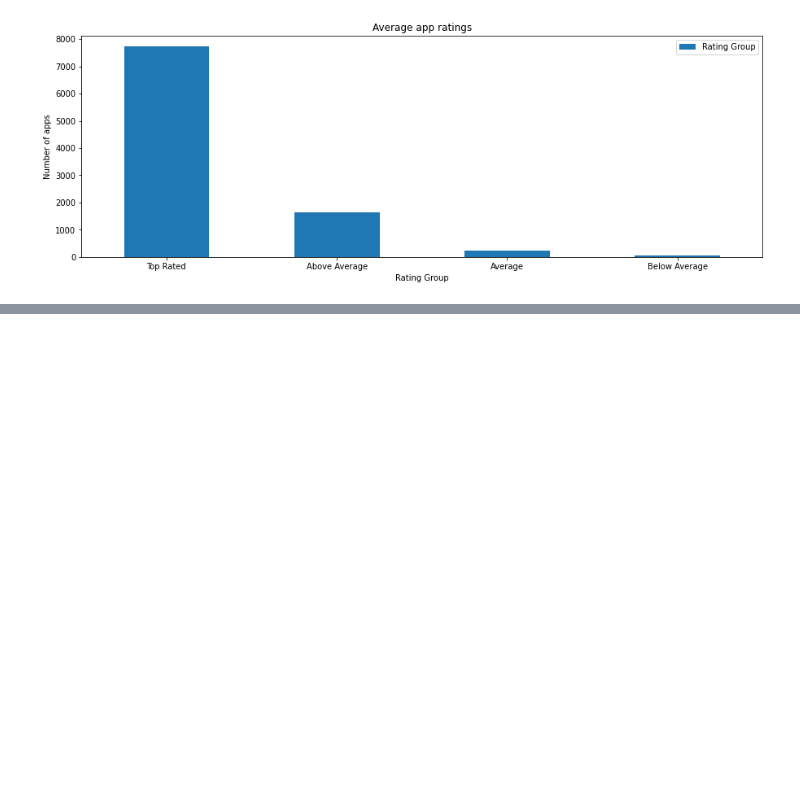
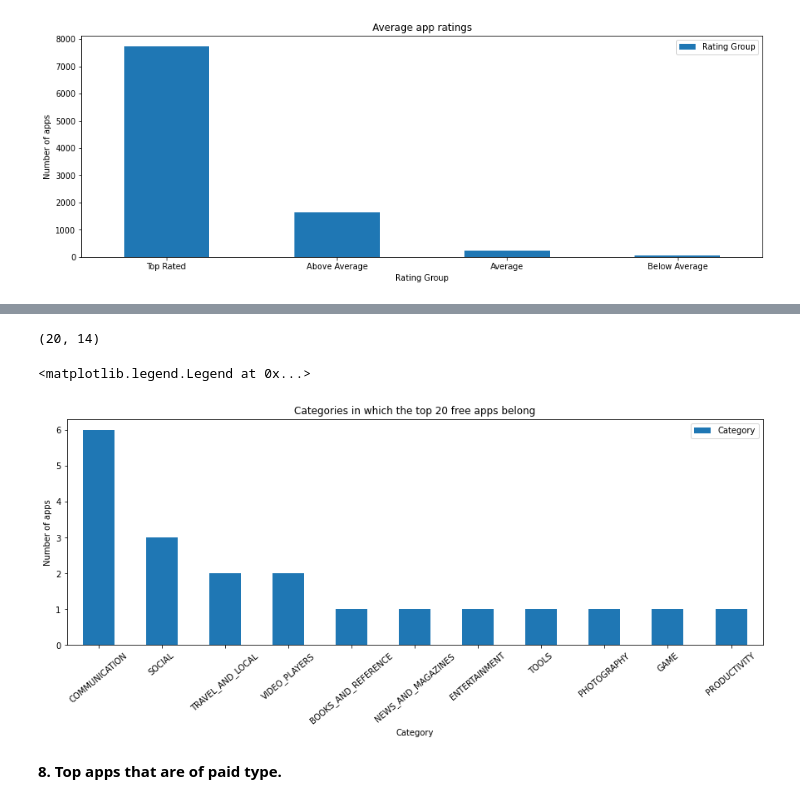
Before and after one commit to shaloy-lewis/EDA_on_play_store_app_reviews, a Jupyter notebook: EDA_on_Play_Store_App_Reviews_by_Shaloy_Lewis.ipynb, the cells around one changed output, grey strips where cells are left out. Saved outputs shown, nothing was run; the diff lists cells and outputs as text; code cells hidden in the pictures; blank space fills up the shorter version.

```diff
--- a/EDA_on_Play_Store_App_Reviews_by_Shaloy_Lewis.ipynb
+++ b/EDA_on_Play_Store_App_Reviews_by_Shaloy_Lewis.ipynb
@@ -1631,0 +1650,5 @@ Majority of the apps in the app store are Top rated.
+# %%
+# Creating a df for top free apps
+
+top_free_df = free_df[free_df['Installs'] == free_df['Installs'].max()]
+top_free_df
@@ -1631,0 +1673,18 @@ Majority of the apps in the app store are Top rated.
+# %%
+top_free_df.shape
+# %% [output]
+(20, 14)
+# %%
+# Categories in which the top 20 free apps belong to
+
+top_free_df['Category'].value_counts().plot.bar(figsize=(15,5))
+plt.xlabel('Category')
+plt.ylabel('Number of apps')
+plt.title('Categories in which the top 20 free apps belong')
+plt.xticks(rotation=40)
+plt.legend()
+# %% [output]
+<matplotlib.legend.Legend at 0x...>
+[figure, added]
+# %% [markdown]
+**8. Top apps that are of paid type.**
```
Also changed, not shown: parts of 62 cells of this notebook.
